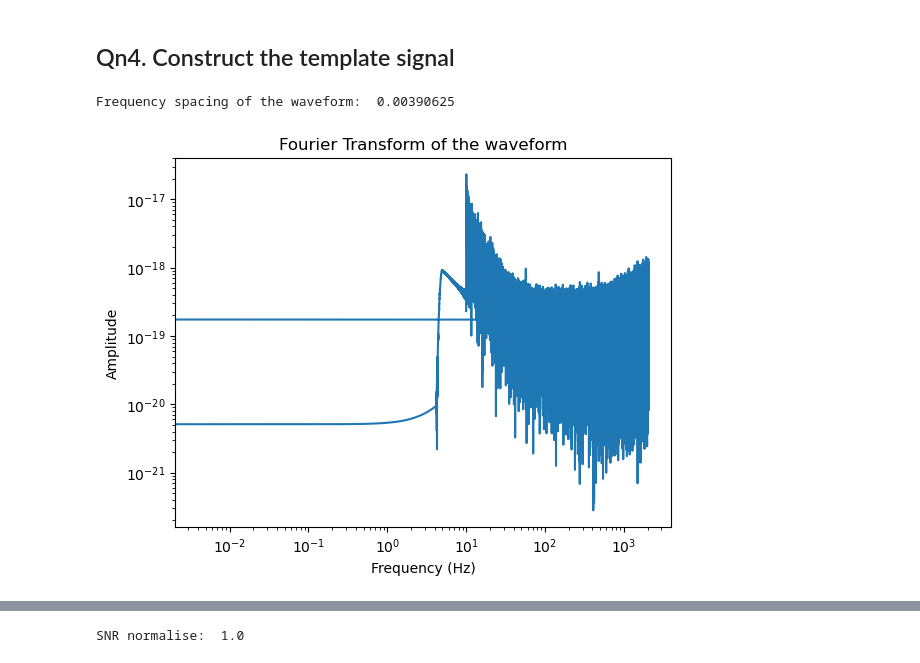
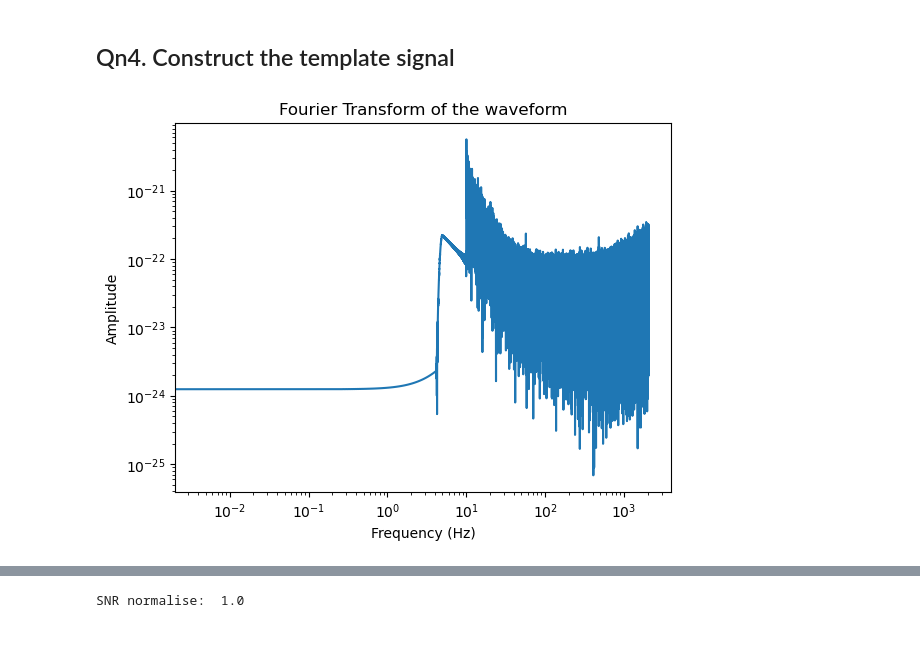
Before and after one commit to ZhongXinyu/Gravitational-Waves-Detection, a Jupyter notebook: part2.ipynb, the cells around one changed output, grey strips where cells are left out. Saved outputs shown, nothing was run; the diff lists cells and outputs as text; code cells hidden in the pictures.

```diff
--- a/part2.ipynb
+++ b/part2.ipynb
@@ -9,10 +9,8 @@ warnings.filterwarnings("ignore", "Wswiglal-redir-stdio")
 import lal
 
 import pycbc
+from pycbc import types
 from pycbc.waveform.waveform import get_fd_waveform
-
-# set font size of labels
-plt.rcParams.update({'font.size': 15})
 # %%
 # define constants
 f_lower = 10
@@ -92,8 +85,6 @@ expected_asd_frequencies = expected_asd[:, 0]
 expected_asd_values = expected_asd[:, 1]
 # %%
 # create two subplots
-# set font size
-plt.rcParams.update({'font.size': 10})
 
 # 1. plot the expected ASD and the filtered Fourier transform
 plt.subplot(2, 1, 1)
@@ -262,21 +259,16 @@ h_plus, h_cross = get_fd_waveform(approximant=approximant,
 frequency = h_plus.sample_frequencies
 # %%
 # fourier transform the waveform
-strain_fft = np.fft.fft(measured_strain)
-freq_fft = np.fft.fftfreq(len(measured_strain), d=sample_times[1] - sample_times[0])
-frequency_spacing = freq_fft[1] - freq_fft[0]
-
-# prirt the frequency spacing of the waveform
-print ("Frequency spacing of the waveform: ", frequency_spacing)
+strain_fft = (types.TimeSeries(measured_strain, delta_t=(sample_times[1]- sample_times[0]))).to_frequencyseries()
+freq_fft = np.array(strain_fft.sample_frequencies)
 
 # plot the fourier transform of the waveform
 plt.plot(freq_fft, np.abs(strain_fft))
 plt.xlabel('Frequency (Hz)')
 plt.ylabel('Amplitude')
 plt.xscale('log')
 plt.yscale('log')
 plt.title('Fourier Transform of the waveform')
 plt.show()
 # %% [output]
-Frequency spacing of the waveform:  0.00390625
-[figure, old version]
+[figure, new version]
```
Also changed, not shown: parts of 10 cells of this notebook.
